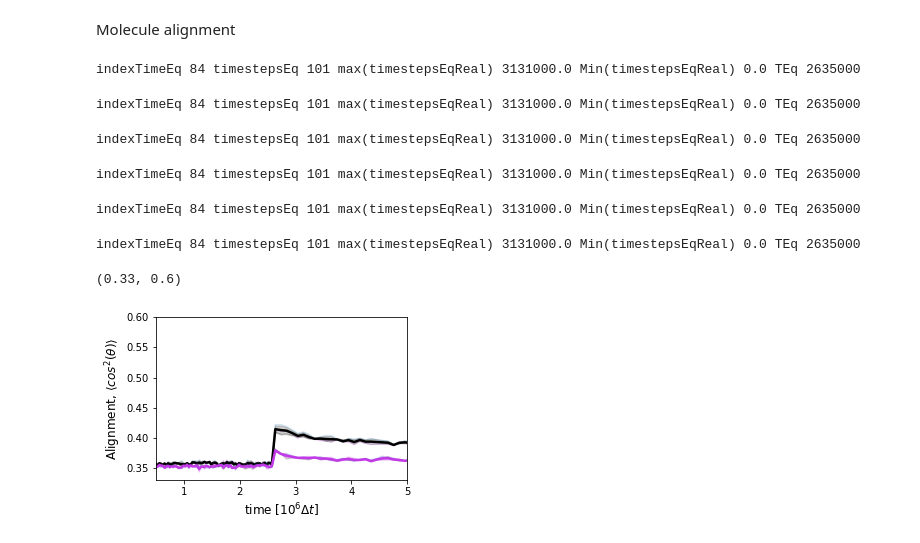
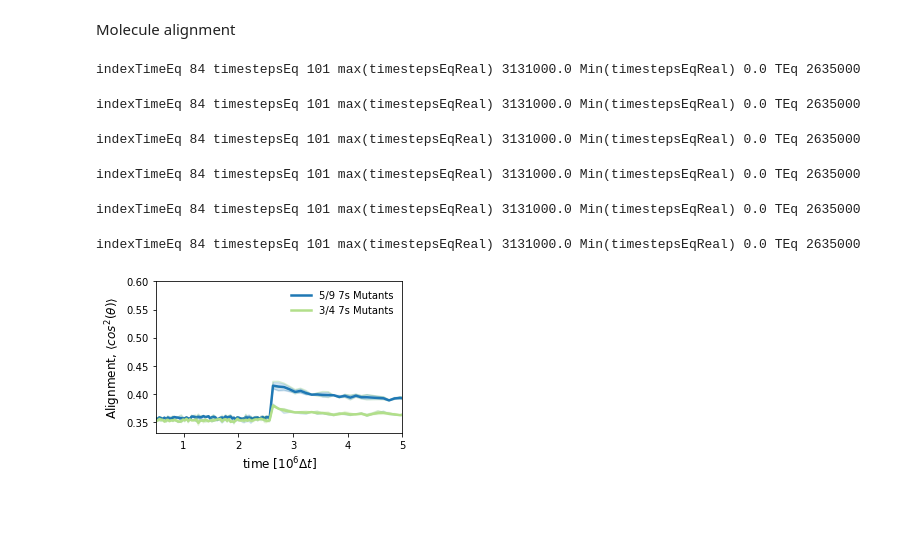
Before and after one commit to Billie1717/CollagenMemory, a Jupyter notebook: Figures/Fig7sMutants/Mechanics7S.ipynb, the cells around one changed output. Saved outputs shown, nothing was run; the diff lists cells and outputs as text; code cells hidden in the pictures; blank space fills up the shorter version.

```diff
--- a/Figures/Fig7sMutants/Mechanics7S.ipynb
+++ b/Figures/Fig7sMutants/Mechanics7S.ipynb
@@ -12,4 +12,4 @@ import matplotlib.pyplot as plt
 datadir0  = '/Users/billiemeadowcroft/Dropbox/Collagen/NargessPlotting/GithubCode/Figures/Fig7sMutants/Data/'
 #datadir0  = '/Users/billiemeadowcroft/Dropbox/Collagen/NargessPlotting/GithubCode/Figures/FigAlignment/Data/'
 plotsdir  = '//Users/billiemeadowcroft/Dropbox/Collagen/NargessPlotting/GithubCode/Figures/Fig7sMutants/Plots/'
-clrs = ["black","#c239e8","#1f78b4","#b2df8a","#33a02c"]
+clrs = ["#1f78b4","#b2df8a","#33a02c"]
@@ -133,6 +133,7 @@ fig,ax= plt.subplots(1,figsize = (4.5,3))
 frame = 101000
 folderhandles = ['XStretch100_Fraction0.56/','XStretch100_Fraction0.75/','Equilibration_Fraction0.56/','Equilibration_Fraction0.75/']
 frameEq = 31000
+labels = ['5/9 7s Mutants', '3/4 7s Mutants']
 seeds = "1 2 3".split()
 seeds2 = "1 2 3".split()
 for ff in range(2):
@@ -170,34 +171,36 @@ for ff in range(2):
 
         MolTot.append(summingtSq)
         Times.append(time)
     max_len = max(len(arr) for arr in MolTot)
     longest_idx = np.argmax([len(arr) for arr in MolTot])
     masked = np.ma.empty((len(MolTot), max_len))
     Time = Times[longest_idx]
     masked.mask = True  # mask everything by default
 
     # Fill in available data for each array
     for i, arr in enumerate(MolTot):
         masked[i, :len(arr)] = arr
         masked.mask[i, :len(arr)] = False  # unmask valid entries
 
     MolTotAv = masked.mean(axis=0).filled(np.nan)
     MolTotStd = masked.std(axis=0).filled(np.nan)
     time = Times[longest_idx]
-    ax.plot(np.divide(time,1e6),MolTotAv,color = clrs[ff],linewidth = 2.5,label = 'Average')
-    ax.fill_between(np.divide(time,1e6),np.subtract(MolTotAv,MolTotStd),np.add(MolTotAv,MolTotStd),color = clrs[ff],alpha = 0.2,label = 'Standard deviation')
+    ax.plot(np.divide(time,1e6),MolTotAv,color = clrs[ff],linewidth = 2.5,label = labels[ff])
+    ax.fill_between(np.divide(time,1e6),np.subtract(MolTotAv,MolTotStd),np.add(MolTotAv,MolTotStd),color = clrs[ff],alpha = 0.2)
 
 ax.set_xlabel(r"time [$10^6\Delta t$]",fontsize =fs2)
 ax.set_ylabel(r'Alignment, $\langle cos^{2}(\theta)\rangle$',fontsize =fs2)
 ax.set_xlim([0.5,5])
 ax.set_ylim([0.33,0.6])
+ax.legend(frameon=False)
+fig.tight_layout()
+fig.savefig(plotsdir+'7sMutantAlignmentVsTime.pdf')
 #ax[1].set_xlim([0.5,5])
 # %% [output]
 indexTimeEq 84 timestepsEq 101 max(timestepsEqReal) 3131000.0 Min(timestepsEqReal) 0.0 TEq 2635000
 indexTimeEq 84 timestepsEq 101 max(timestepsEqReal) 3131000.0 Min(timestepsEqReal) 0.0 TEq 2635000
 indexTimeEq 84 timestepsEq 101 max(timestepsEqReal) 3131000.0 Min(timestepsEqReal) 0.0 TEq 2635000
 indexTimeEq 84 timestepsEq 101 max(timestepsEqReal) 3131000.0 Min(timestepsEqReal) 0.0 TEq 2635000
 indexTimeEq 84 timestepsEq 101 max(timestepsEqReal) 3131000.0 Min(timestepsEqReal) 0.0 TEq 2635000
 indexTimeEq 84 timestepsEq 101 max(timestepsEqReal) 3131000.0 Min(timestepsEqReal) 0.0 TEq 2635000
-(0.33, 0.6)
-[figure, old version]
+[figure, new version]
```
Also changed, not shown: parts of 2 cells of this notebook, 53 other files.
